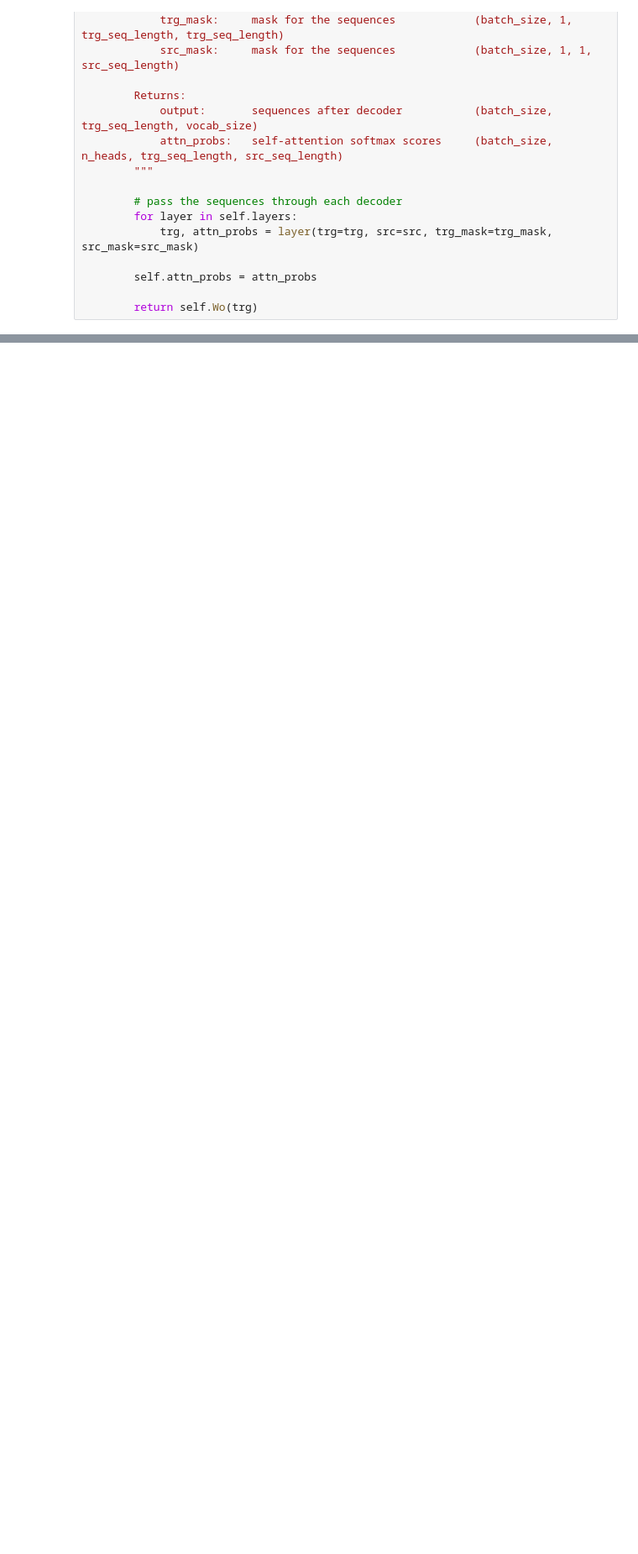
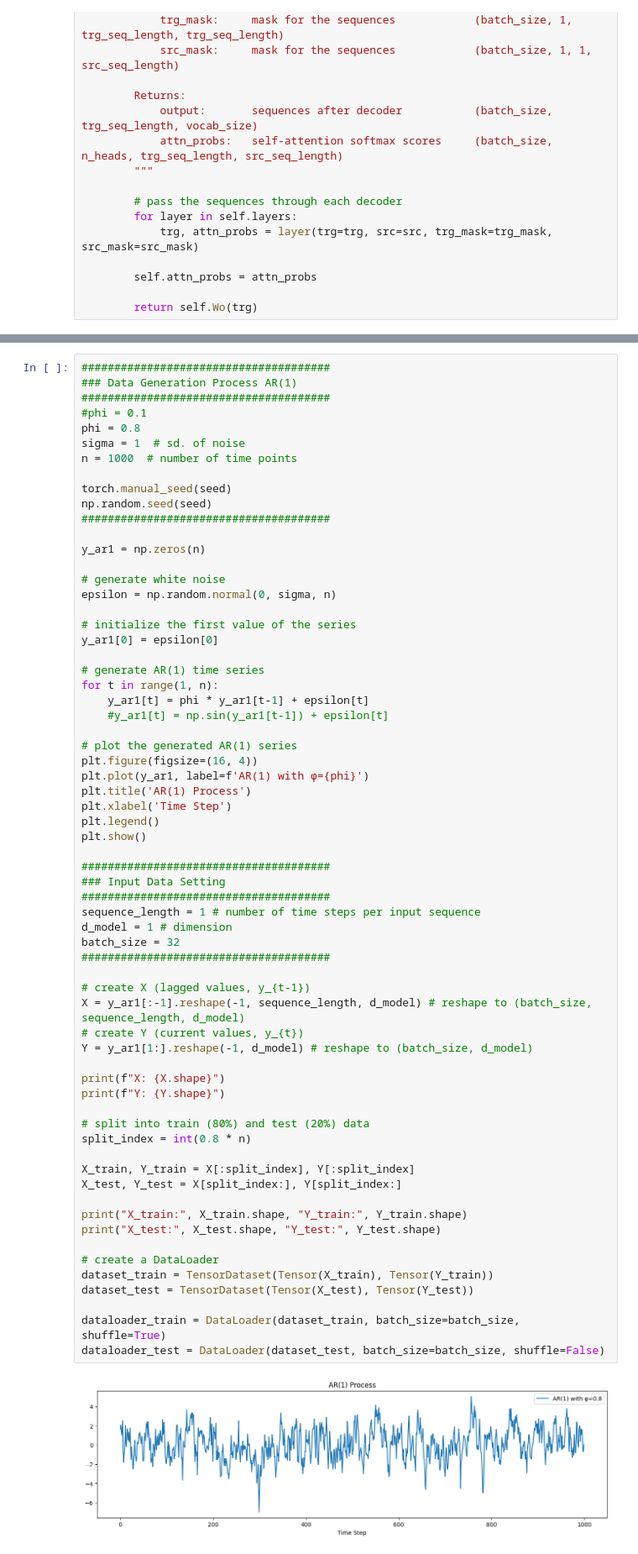
Before and after one commit to junyu-chen-academic/Transformer, a Jupyter notebook: transformer.ipynb, the cells around one changed output, grey strips where cells are left out. Shown: that part at 84% size. Saved outputs shown, nothing was run; the diff lists cells and outputs as text; blank space fills up the shorter version.

```diff
--- a/transformer.ipynb
+++ b/transformer.ipynb
@@ -712,0 +663,67 @@ batch_size = 8
+# %%
+######################################
+### Data Generation Process AR(1)
+######################################
+#phi = 0.1
+phi = 0.8
+sigma = 1  # sd. of noise
+n = 1000  # number of time points
+
+torch.manual_seed(seed)
+np.random.seed(seed)
+######################################
+
+y_ar1 = np.zeros(n)
+
+# generate white noise
+epsilon = np.random.normal(0, sigma, n)
+
+# initialize the first value of the series
+y_ar1[0] = epsilon[0]
+
+# generate AR(1) time series
+for t in range(1, n):
+    y_ar1[t] = phi * y_ar1[t-1] + epsilon[t]
+    #y_ar1[t] = np.sin(y_ar1[t-1]) + epsilon[t]
+
+# plot the generated AR(1) series
+plt.figure(figsize=(16, 4))
+plt.plot(y_ar1, label=f'AR(1) with φ={phi}')
+plt.title('AR(1) Process')
+plt.xlabel('Time Step')
+plt.legend()
+plt.show()
+
+######################################
+### Input Data Setting
+######################################
+sequence_length = 1 # number of time steps per input sequence
+d_model = 1 # dimension
+batch_size = 32
+######################################
+
+# create X (lagged values, y_{t-1})
+X = y_ar1[:-1].reshape(-1, sequence_length, d_model) # reshape to (batch_size, sequence_length, d_model)
+# create Y (current values, y_{t})
+Y = y_ar1[1:].reshape(-1, d_model) # reshape to (batch_size, d_model)
+
+print(f"X: {X.shape}")
+print(f"Y: {Y.shape}")
+
+# split into train (80%) and test (20%) data
+split_index = int(0.8 * n)
+
+X_train, Y_train = X[:split_index], Y[:split_index]
+X_test, Y_test = X[split_index:], Y[split_index:]
+
+print("X_train:", X_train.shape, "Y_train:", Y_train.shape)
+print("X_test:", X_test.shape, "Y_test:", Y_test.shape)
+
+# create a DataLoader
+dataset_train = TensorDataset(Tensor(X_train), Tensor(Y_train))
+dataset_test = TensorDataset(Tensor(X_test), Tensor(Y_test))
+
+dataloader_train = DataLoader(dataset_train, batch_size=batch_size, shuffle=True)
+dataloader_test = DataLoader(dataset_test, batch_size=batch_size, shuffle=False)
+# %% [output]
+[figure, added]
```
Also changed, not shown: parts of 21 cells of this notebook.
